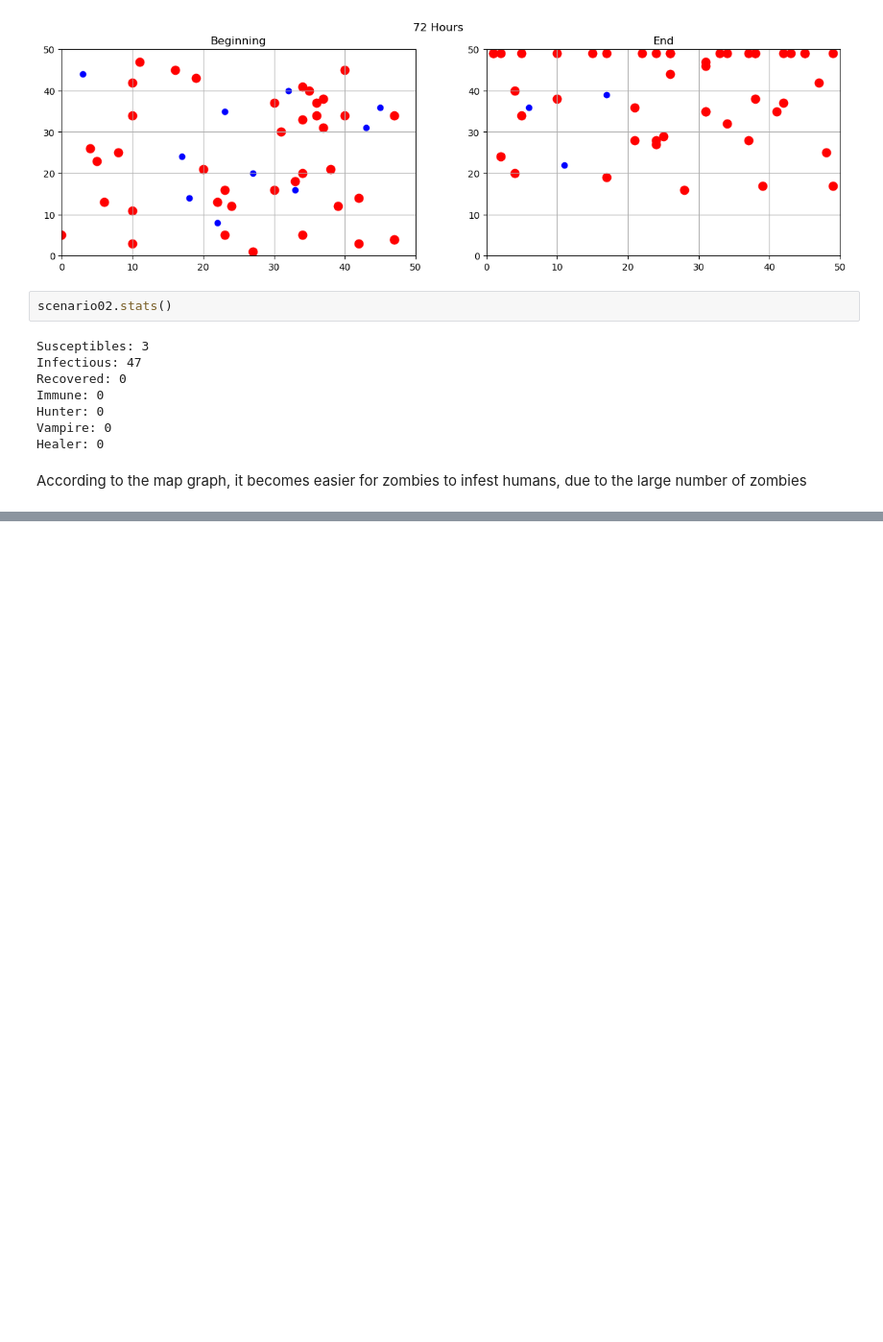
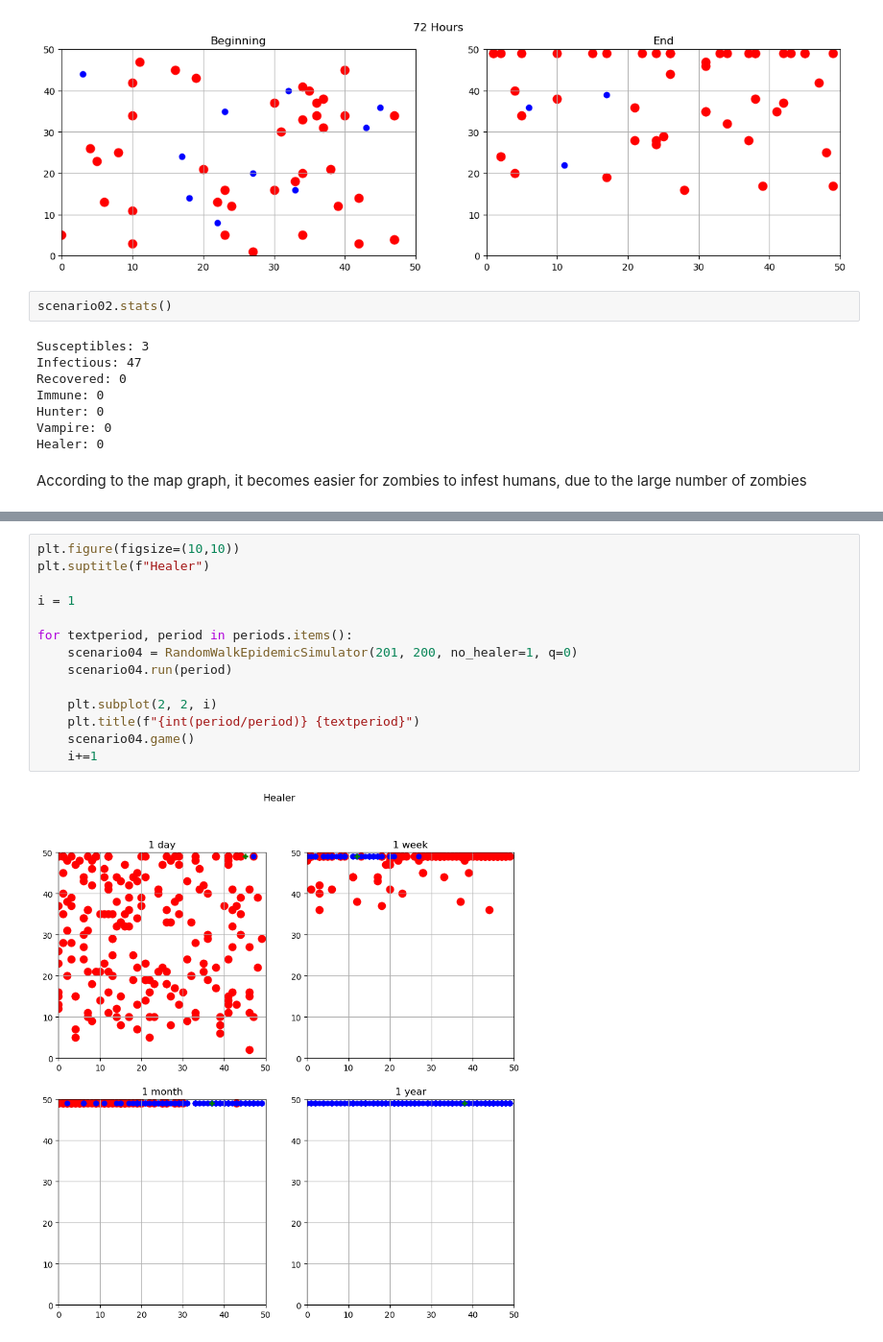
Before and after one commit to MOD510-2023/Project-4, a Jupyter notebook: RWD.ipynb, the cells around one changed output, grey strips where cells are left out. Shown: that part at 96% size. Drawn from its saved outputs; the diff is of its cells as text; blank space fills up the shorter version.

```diff
--- a/RWD.ipynb
+++ b/RWD.ipynb
@@ -437,0 +495,16 @@ According to the map graph, it becomes easier for zombies to infest humans, due
+# %%
+plt.figure(figsize=(10,10))
+plt.suptitle(f"Healer")
+
+i = 1
+
+for textperiod, period in periods.items():
+    scenario04 = RandomWalkEpidemicSimulator(201, 200, no_healer=1, q=0)
+    scenario04.run(period)
+
+    plt.subplot(2, 2, i)
+    plt.title(f"{int(period/period)} {textperiod}")
+    scenario04.game()
+    i+=1
+# %% [output]
+[figure, added]
```
Also changed, not shown: parts of 27 cells of this notebook.
